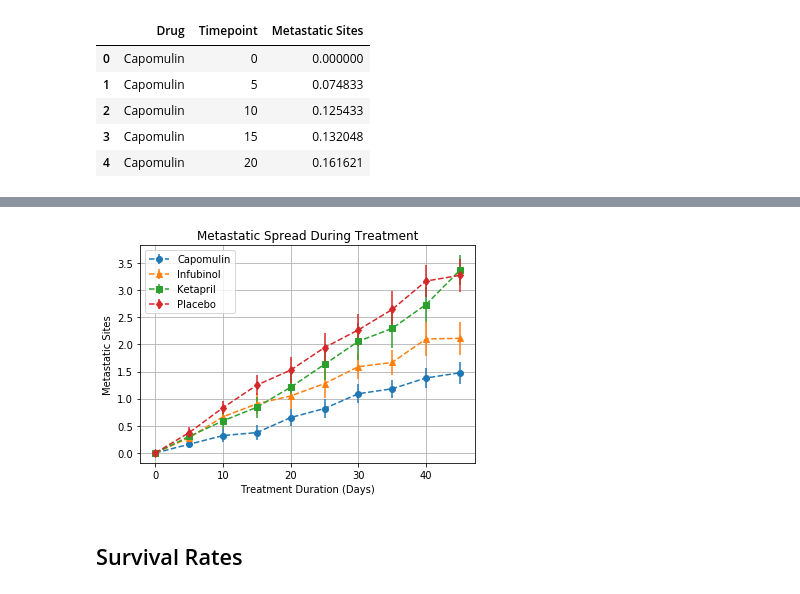
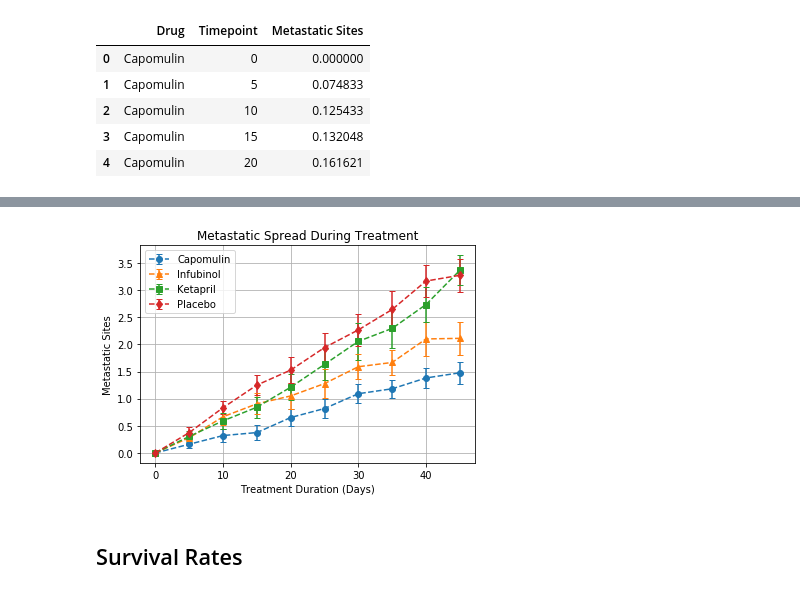
Before and after one commit to bowielh/05_Matplotlib, a Jupyter notebook: Pymaceuticals/pymaceuticals.ipynb, the cells around one changed output, grey strips where cells are left out. Cells and saved outputs as stored; diff of their text form; code cells hidden in the pictures.

```diff
--- a/Pymaceuticals/pymaceuticals.ipynb
+++ b/Pymaceuticals/pymaceuticals.ipynb
@@ -6,11 +6,7 @@ import pandas as pd
 import numpy as np
 from pathlib import Path
 
-# Hide warning messages in notebook
-#import warnings
-#warnings.filterwarnings('ignore')
-
-# File to Load (Remember to Change These)
+# Path and files to Load
 data_folder_in = (Path('/01_Data_Analytics/Git_Clones/UTAUS201807DATA2/\
 homework-instructions/05-Matplotlib/Instructions/Pymaceuticals/data/'))
 
@@ -24,10 +20,11 @@ df_clinic = pd.read_csv(clinical_trial_data_to_load)
 # Combine the data into a single dataset
 df_combo = df_clinic.merge(df_mouse, on = 'Mouse ID')
 
+# Discard duplicate data on mouse id g989
+df_combo = df_combo.loc[df_combo['Mouse ID'] != 'g989']
+
 # Display the data table for preview
 df_combo.head()
-
-#df_combo.loc[df_combo['Mouse ID'] == 'g989']
 # %% [output]
 |  | Mouse ID | Timepoint | Tumor Volume (mm3) | Metastatic Sites | Drug |
 | 0 | b128 | 0 | 45.000000 | 0 | Capomulin |
@@ -90,10 +88,14 @@ tumor_mean
 # %%
 # Generate the Plot (with Error Bars)
+
+#create list of markers for each drug
 markers = ['o','v','^','s','o','d','*','x','d','.']
 
+#loop through mean df to create errorbar plots
 for column in tumor_mean[['Capomulin', 'Infubinol', 'Ketapril', 'Placebo']]:
-    plt.errorbar(x = tumor_mean.index.values, y = tumor_mean[column], yerr = tumor_sem[column], marker = markers[tumor_mean.columns.get_loc(column)], ls ='--')
+    plt.errorbar(x = tumor_mean.index.values, y = tumor_mean[column], yerr = tumor_sem[column], marker = markers[tumor_mean.columns.get_loc(column)], ls ='--', capsize = 3)
 
+#assign titles, labels, grid, and legend
 plt.title('Tumor Response to Treatment')
 plt.xlabel('Treatement Duration (Days)')
 plt.ylabel('Tumor Volume (mm3)')
@@ -102,4 +104,7 @@ plt.grid(True)
 
 #Save the Figure
 plt.savefig('Tumor_Response_to_Treatment')
+
+# Show the Figure
+plt.show()
 # %% [output]
@@ -157,15 +165,21 @@ meta_mean.head()
 # %%
 #Generate the Plot (with Error Bars)
+
+#loop through mean df to create errorbar plots
 for column in meta_mean[['Capomulin', 'Infubinol', 'Ketapril', 'Placebo']]:
-    plt.errorbar(x = meta_mean.index.values, y = meta_mean[column], yerr = meta_sem[column], marker = markers[meta_mean.columns.get_loc(column)], ls ='--')
+    plt.errorbar(x = meta_mean.index.values, y = meta_mean[column], yerr = meta_sem[column], marker = markers[meta_mean.columns.get_loc(column)], ls ='--', capsize = 3)
 
+#assign titles, labels, grid, and legend
 plt.title('Metastatic Spread During Treatment')
 plt.xlabel('Treatment Duration (Days)')
 plt.ylabel('Metastatic Sites')
 plt.legend(loc = 'upper left')
 plt.grid(True)
 
 #Save the Figure
 plt.savefig('Metastatic_Spread_During_Treatment')
+
+#Show the Figure
+plt.show()
 # %% [output]
-[figure, old version]
+[figure, new version]
```
Also changed, not shown: parts of 17 cells of this notebook, 2 other files.
